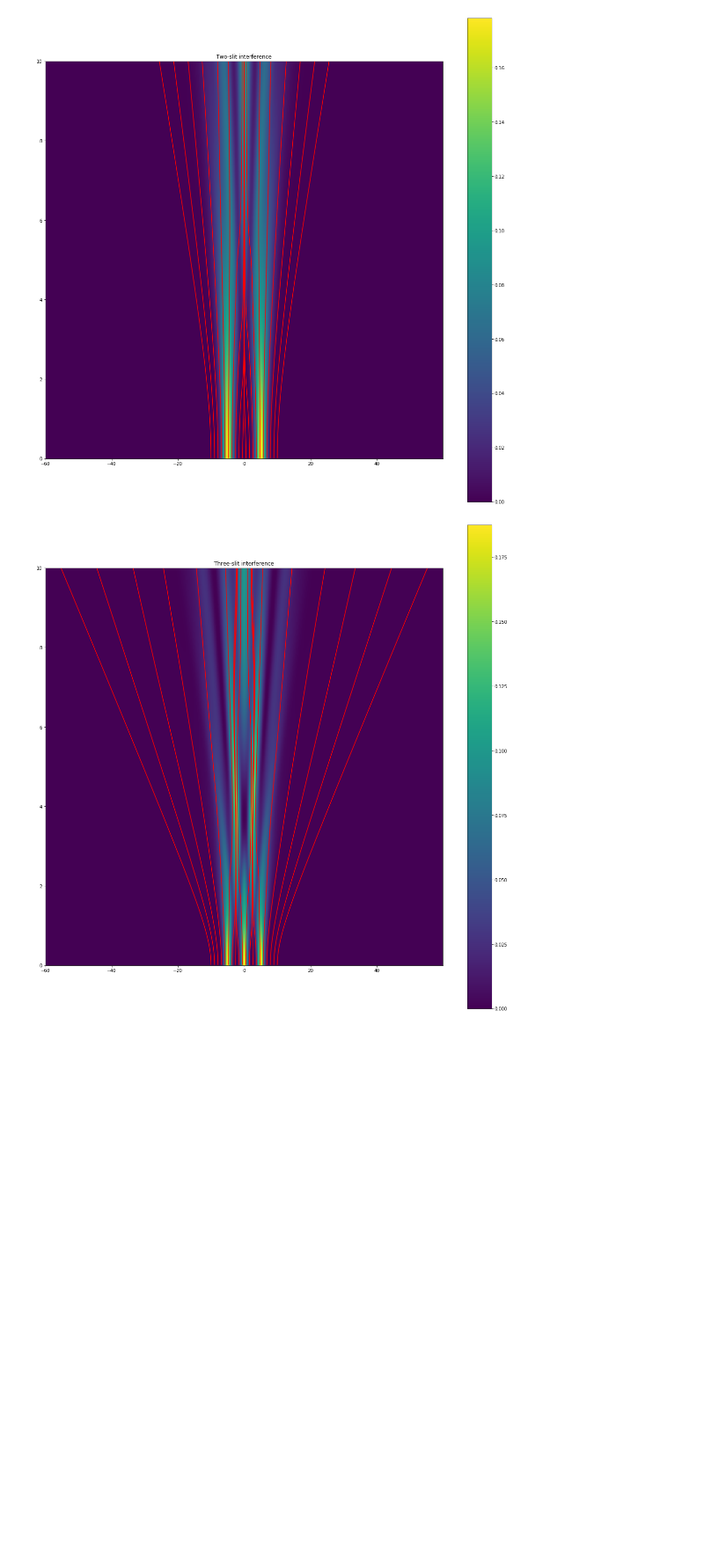
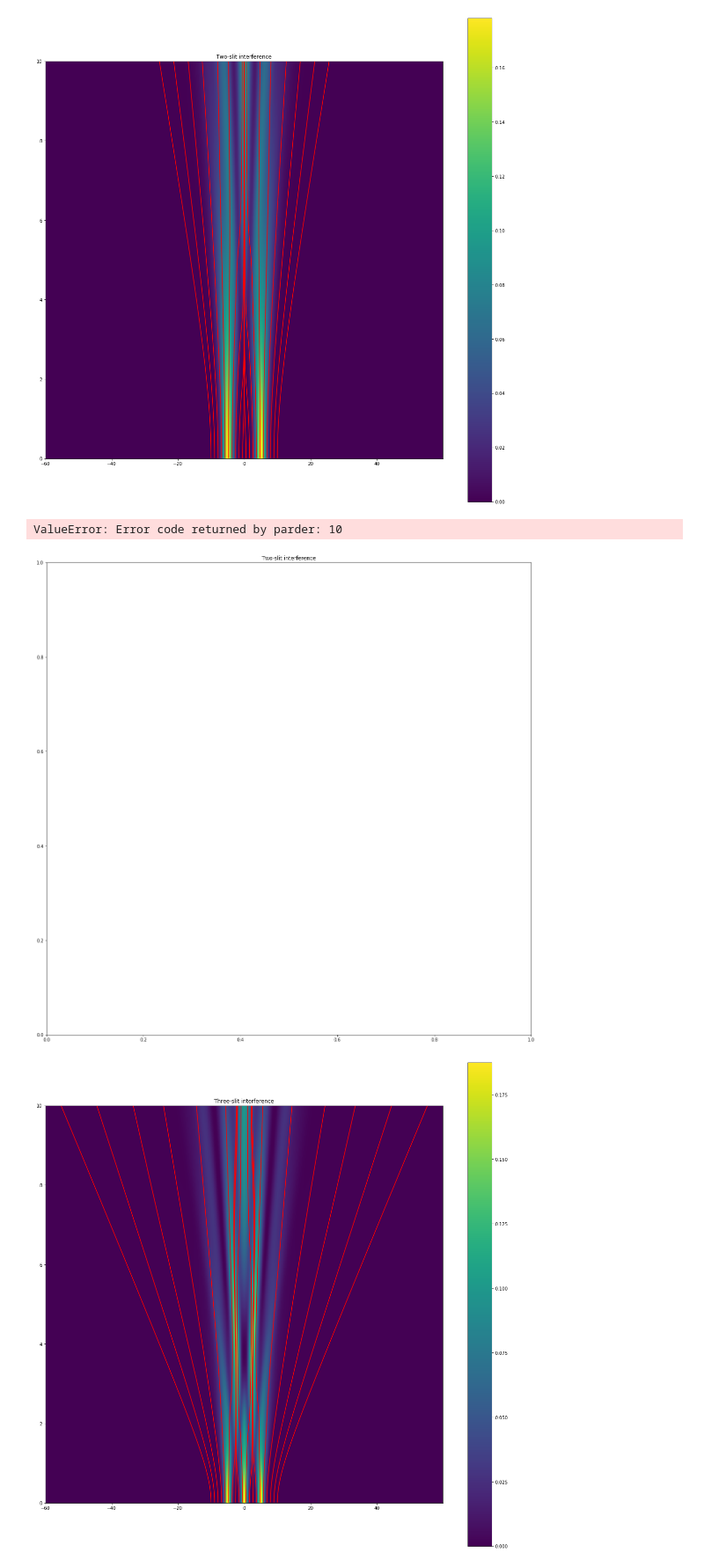
Before and after one commit to dibondar/miscellaneous, a Jupyter notebook: bohmian_trajectory_2_3_slit.ipynb, the cells around one changed output. Shown at 88% size. Saved outputs shown, nothing was run; the diff lists cells and outputs as text; code cells hidden in the pictures; blank space fills up the shorter version.

```diff
--- a/bohmian_trajectory_2_3_slit.ipynb
+++ b/bohmian_trajectory_2_3_slit.ipynb
@@ -106,7 +106,8 @@ def analize(initial_condition, x_amplitude=60, t_num=500,
 
     # plt.title('Original')
 
-    plt.imshow(np.abs(wavefunctions) ** 2, **imag_params)
+    rho = np.abs(wavefunctions) ** 2
+    plt.imshow(rho, **imag_params)
 
     # plt.subplot(122)
 
@@ -122,6 +123,8 @@ def analize(initial_condition, x_amplitude=60, t_num=500,
     plt.colorbar()
 
     plt.show()
+
+    return x_, rho
 # %%
 
 plt.figure(figsize=(20, 20))
@@ -132,6 +135,17 @@ analize(
 )
 # %% [output]
 [figure]
+# %%
+
+plt.figure(figsize=(20, 20))
+plt.title("Two-slit interference")
+
+_ = analize(
+    lambda x: np.exp(-0.2 * (x - 8) ** 2) + np.exp(-0.2 * (x + 8) ** 2 + 1j * 0.5 * x ** 2)
+)
+# %% [output]
+ValueError: Error code returned by parder: 10
+[figure, added]
 # %%
 plt.figure(figsize=(20, 20))
 plt.title("Three-slit interference")
```
Also changed, not shown: parts of 6 cells of this notebook, 1 other file.
